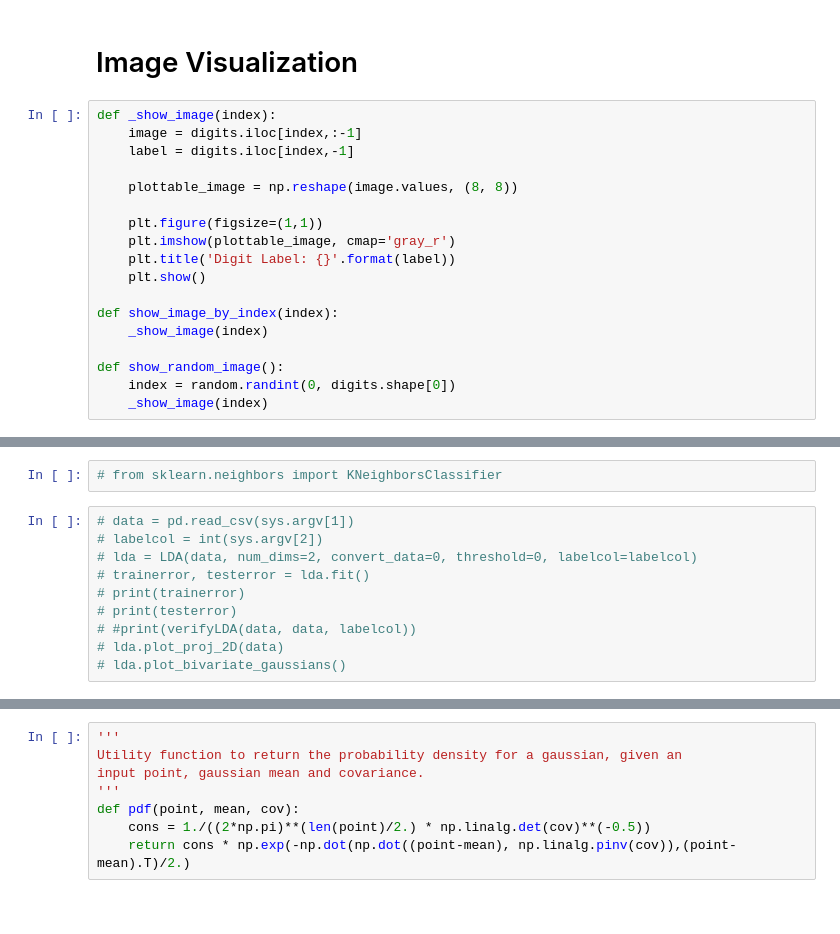
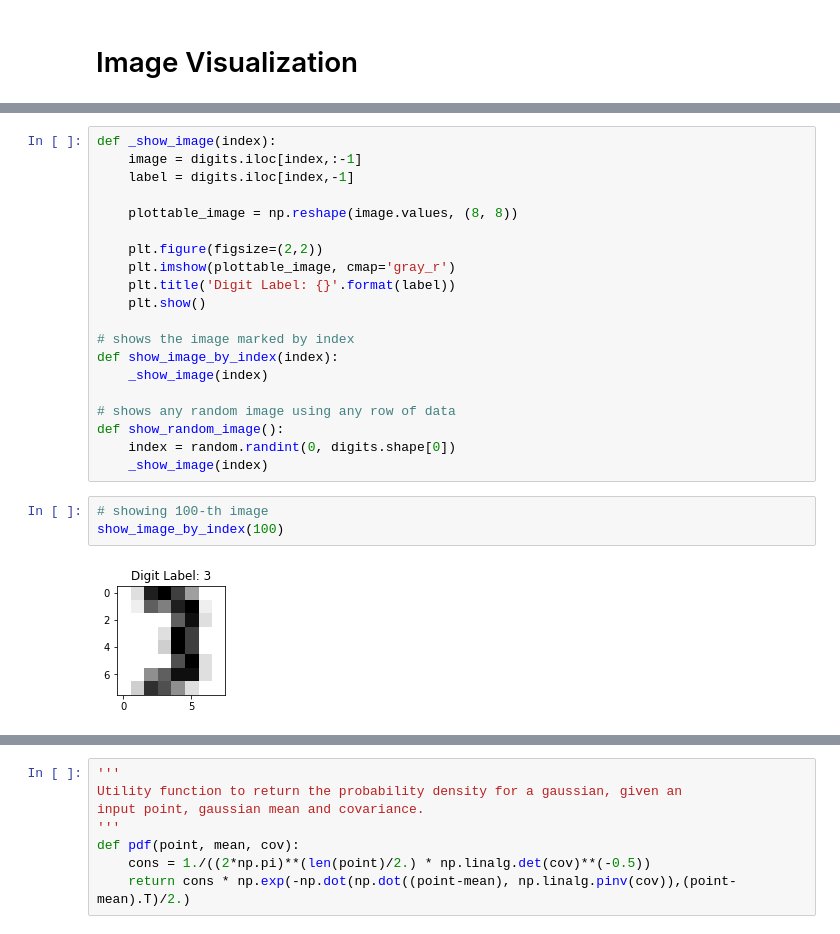
Before and after one commit to adib2149/data-science-experiments, a Jupyter notebook: homework1/LDAGaussianDigit.ipynb, the cells around one changed output, grey strips where cells are left out. Saved outputs shown, nothing was run; the diff lists cells and outputs as text.

```diff
--- a/homework1/LDAGaussianDigit.ipynb
+++ b/homework1/LDAGaussianDigit.ipynb
@@ -40,20 +66,2 @@ digits.describe()
 # %% [markdown]
 # Image Visualization
-# %%
-def _show_image(index):
-    image = digits.iloc[index,:-1]
-    label = digits.iloc[index,-1]
-
-    plottable_image = np.reshape(image.values, (8, 8))
-
-    plt.figure(figsize=(1,1))
-    plt.imshow(plottable_image, cmap='gray_r')
-    plt.title('Digit Label: {}'.format(label))
-    plt.show()
-
-def show_image_by_index(index):
-    _show_image(index)
-
-def show_random_image():
-    index = random.randint(0, digits.shape[0])
-    _show_image(index)
@@ -234,12 +68,25 @@ plt.show()
-# %%
-# from sklearn.neighbors import KNeighborsClassifier
-# %%
-# data = pd.read_csv(sys.argv[1])
-# labelcol = int(sys.argv[2])
-# lda = LDA(data, num_dims=2, convert_data=0, threshold=0, labelcol=labelcol)
-# trainerror, testerror = lda.fit()
-# print(trainerror)
-# print(testerror)
-# #print(verifyLDA(data, data, labelcol))
-# lda.plot_proj_2D(data)
-# lda.plot_bivariate_gaussians()
+# %%
+def _show_image(index):
+    image = digits.iloc[index,:-1]
+    label = digits.iloc[index,-1]
+
+    plottable_image = np.reshape(image.values, (8, 8))
+
+    plt.figure(figsize=(2,2))
+    plt.imshow(plottable_image, cmap='gray_r')
+    plt.title('Digit Label: {}'.format(label))
+    plt.show()
+
+# shows the image marked by index
+def show_image_by_index(index):
+    _show_image(index)
+
+# shows any random image using any row of data
+def show_random_image():
+    index = random.randint(0, digits.shape[0])
+    _show_image(index)
+# %%
+# showing 100-th image
+show_image_by_index(100)
+# %% [output]
+[figure, added]
```
Also changed, not shown: parts of 60 cells of this notebook, 1 other file.
